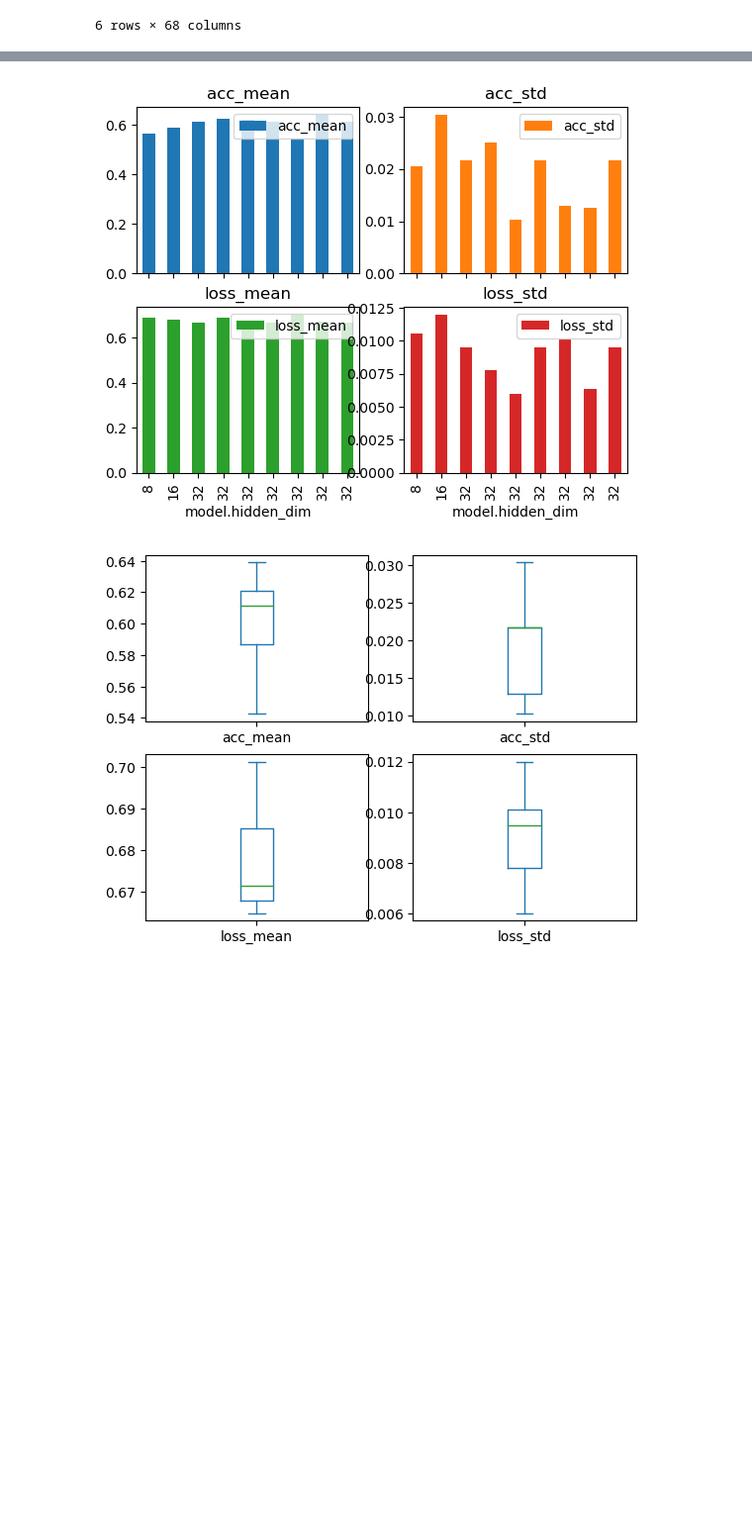
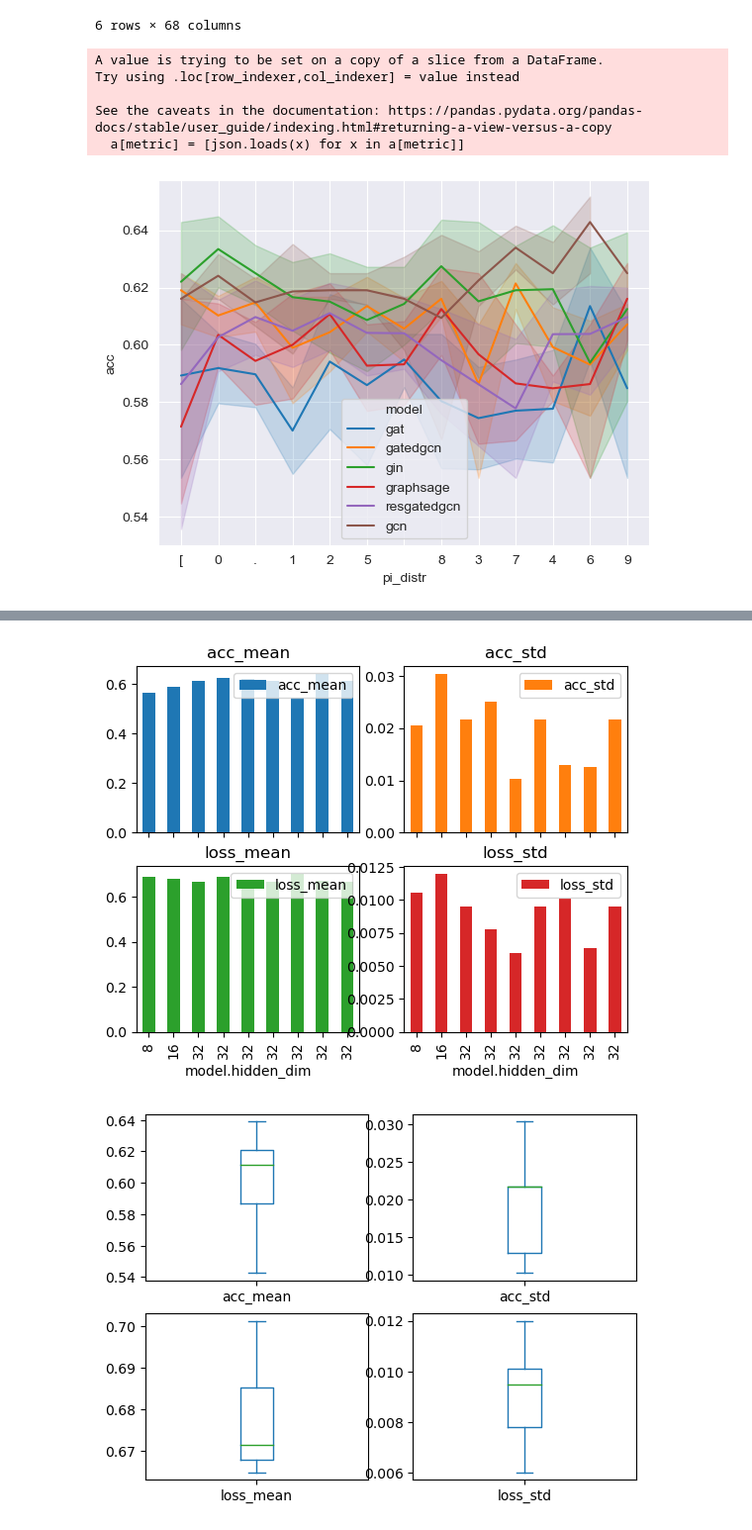
Before and after one commit to Daraniel/gnn-multistability, a Jupyter notebook: notebooks/gather_data.ipynb, the cells around one changed output, grey strips where cells are left out. Shown at 99% size. Drawn from its saved outputs; the diff is of its cells as text; code cells hidden in the pictures; blank space fills up the shorter version.

```diff
--- a/notebooks/gather_data.ipynb
+++ b/notebooks/gather_data.ipynb
@@ -208,3 +265,13 @@ complete_df = pd.read_csv('../results/complete_df.csv')
 | 312 | Adam | 0.01 | 0.001 | test | diag | False | ... |
 | 313 | Adam | 0.01 | 0.001 | test | diag | False | ... |
 6 rows × 68 columns
+# %%
+df = proteins_df
+# %%
+e_df = extend_df(df)
+# %% [output]
+A value is trying to be set on a copy of a slice from a DataFrame.
+Try using .loc[row_indexer,col_indexer] = value instead
+
+See the caveats in the documentation: https://pandas.pydata.org/pandas-docs/stable/user_guide/indexing.html#returning-a-view-versus-a-copy
+  a[metric] = [json.loads(x) for x in a[metric]]
@@ -210,0 +285,39 @@ complete_df = pd.read_csv('../results/complete_df.csv')
+# %%
+def better_plot(data_frame, index, err_style='band'):
+    # fig, axesq = plt.subplots(len(metrics)//4, 4, figsize=(40, 20))
+    # fig, axes = plt.subplots(2, 2)
+
+    sns.lineplot(
+                    y = 'acc',
+                     x = 'pi_distr',
+                     # x = index,
+                     data = data_frame,
+                     hue = 'model',
+                     err_style=err_style,
+                     # ax = axes[0],
+        sort=True
+                     )
+
+    # for i, metric in enumerate(metrics_2):
+    #     # try:
+    #     sns.lineplot(
+    #         # y = data_frame[metric],
+    #         #          x = data_frame[index],
+    #                  # data = data_frame,
+    #                  y = metric,
+    #                  x =index,
+    #                  # data = data_frame,
+    #                  # hue = data_frame['model'],
+    #                  err_style=err_style,
+    #                  ax = axes[i]
+    #                  )
+        # axes[i].set_title(metric)
+        # except:
+        #     print(f'error in {metric}')
+        # break
+    plt.show()
+# %%
+slice = e_df.loc[(e_df['model.num_layers'] == 2) & (e_df['optim.weight_decay'] == 0)]
+better_plot(slice, "model.hidden_dim", err_style="band")
+# %% [output]
+[figure, added]
```
Also changed, not shown: parts of 15 cells of this notebook, 7 other files.
